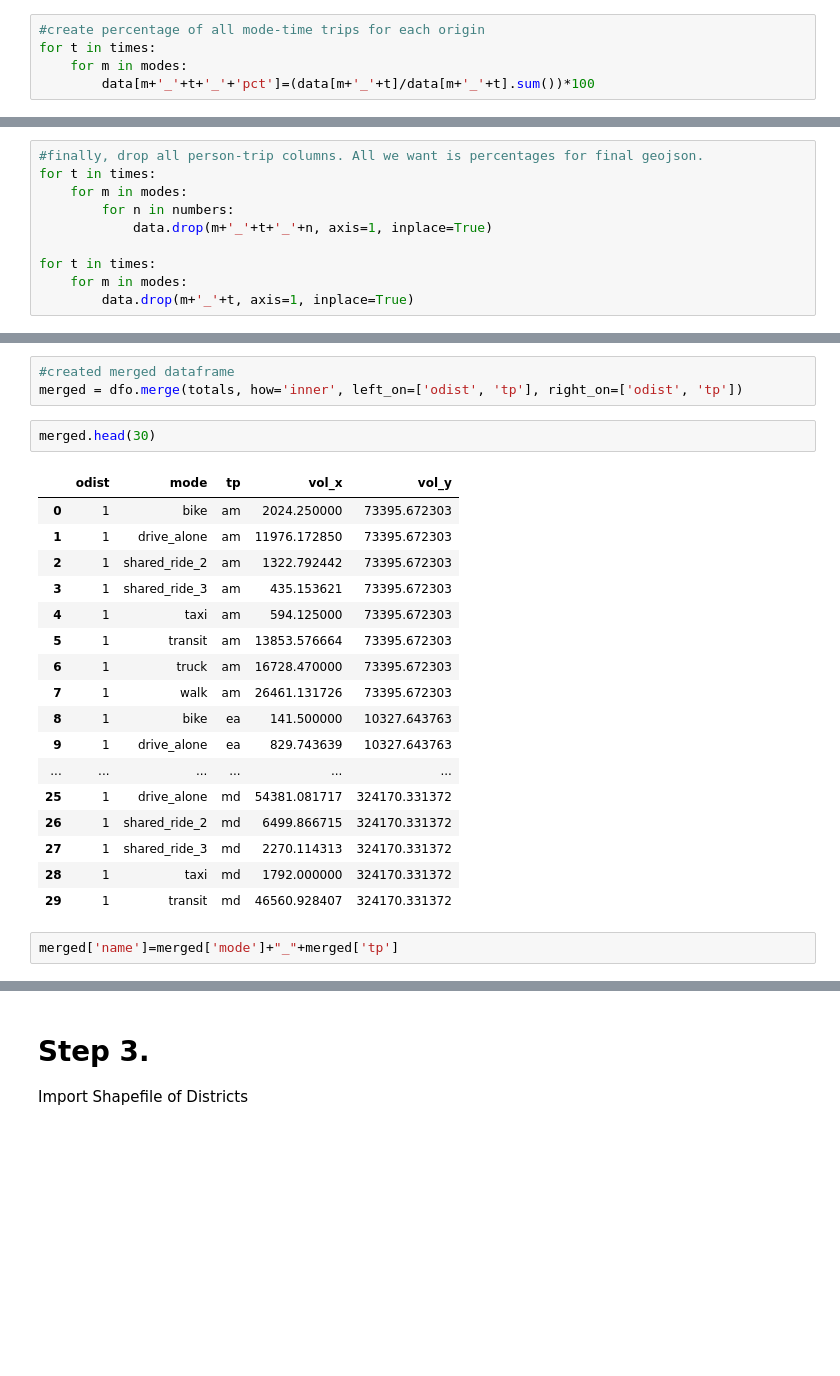
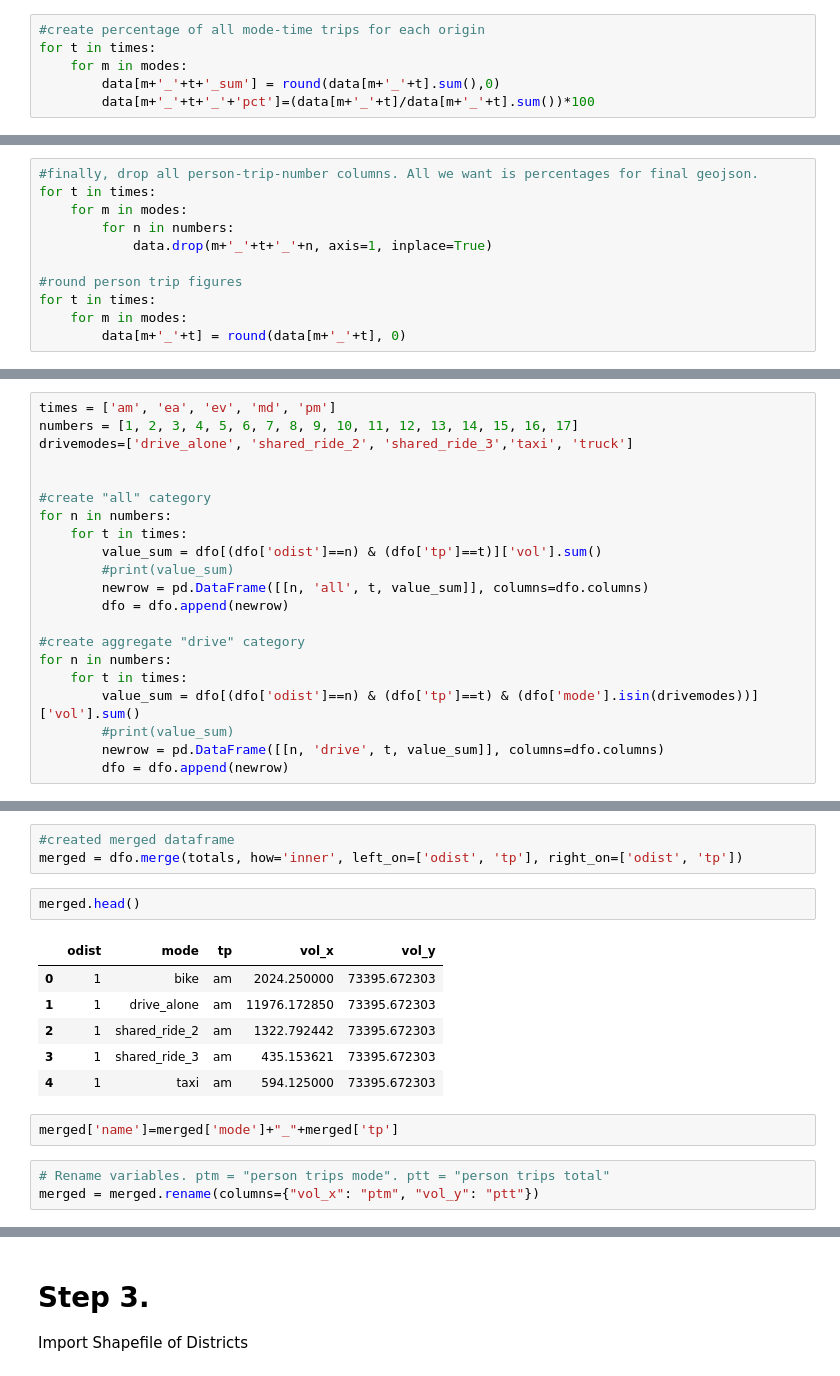
Before and after one commit to abaum1/taz_maps, a Jupyter notebook: TAZ_ODs.ipynb, the cells around one changed output, grey strips where cells are left out. Cells and saved outputs as stored; diff of their text form; blank space fills up the shorter version.

```diff
--- a/TAZ_ODs.ipynb
+++ b/TAZ_ODs.ipynb
@@ -110,6 +105,7 @@ for t in times:
 #create percentage of all mode-time trips for each origin
 for t in times:
     for m in modes:
+        data[m+'_'+t+'_sum'] = round(data[m+'_'+t].sum(),0)
         data[m+'_'+t+'_'+'pct']=(data[m+'_'+t]/data[m+'_'+t].sum())*100
 # %%
 #create columns for percentages of each mode-time trips for each destination district
@@ -148,13 +144,14 @@ data.shape
 # %%
-#finally, drop all person-trip columns. All we want is percentages for final geojson.
+#finally, drop all person-trip-number columns. All we want is percentages for final geojson.
 for t in times:
     for m in modes:
         for n in numbers:
             data.drop(m+'_'+t+'_'+n, axis=1, inplace=True)
 
+#round person trip figures
 for t in times:
     for m in modes:
-        data.drop(m+'_'+t, axis=1, inplace=True)
+        data[m+'_'+t] = round(data[m+'_'+t], 0)
 # %%
 data.shape
 # %% [output]
@@ -167,3 +173,24 @@ dfo = df.groupby(['odist', 'mode', 'tp'], as_index=False)['vol'].agg('sum')
+# %%
+times = ['am', 'ea', 'ev', 'md', 'pm']
+numbers = [1, 2, 3, 4, 5, 6, 7, 8, 9, 10, 11, 12, 13, 14, 15, 16, 17]
+drivemodes=['drive_alone', 'shared_ride_2', 'shared_ride_3','taxi', 'truck']
+
+
+#create "all" category
+for n in numbers:
+    for t in times:
+        value_sum = dfo[(dfo['odist']==n) & (dfo['tp']==t)]['vol'].sum()
+        #print(value_sum)
+        newrow = pd.DataFrame([[n, 'all', t, value_sum]], columns=dfo.columns)
+        dfo = dfo.append(newrow)
+
+#create aggregate "drive" category
+for n in numbers:
+    for t in times:
+        value_sum = dfo[(dfo['odist']==n) & (dfo['tp']==t) & (dfo['mode'].isin(drivemodes))]['vol'].sum()
+        #print(value_sum)
+        newrow = pd.DataFrame([[n, 'drive', t, value_sum]], columns=dfo.columns)
+        dfo = dfo.append(newrow)
 # %%
 totals = df.groupby(['odist', 'tp'], as_index=False)['vol'].agg('sum')
 # %%
@@ -179,25 +206,17 @@ totals.head()
 #created merged dataframe
 merged = dfo.merge(totals, how='inner', left_on=['odist', 'tp'], right_on=['odist', 'tp'])
 # %%
-merged.head(30)
+merged.head()
 # %% [output]
 |  | odist | mode | tp | vol_x | vol_y |
 | 0 | 1 | bike | am | 2024.250000 | 73395.672303 |
 | 1 | 1 | drive_alone | am | 11976.172850 | 73395.672303 |
 | 2 | 1 | shared_ride_2 | am | 1322.792442 | 73395.672303 |
 | 3 | 1 | shared_ride_3 | am | 435.153621 | 73395.672303 |
 | 4 | 1 | taxi | am | 594.125000 | 73395.672303 |
-| 5 | 1 | transit | am | 13853.576664 | 73395.672303 |
-| 6 | 1 | truck | am | 16728.470000 | 73395.672303 |
-| 7 | 1 | walk | am | 26461.131726 | 73395.672303 |
-| 8 | 1 | bike | ea | 141.500000 | 10327.643763 |
-| 9 | 1 | drive_alone | ea | 829.743639 | 10327.643763 |
-| ... | ... | ... | ... | ... | ... |
-| 25 | 1 | drive_alone | md | 54381.081717 | 324170.331372 |
-| 26 | 1 | shared_ride_2 | md | 6499.866715 | 324170.331372 |
-| 27 | 1 | shared_ride_3 | md | 2270.114313 | 324170.331372 |
-| 28 | 1 | taxi | md | 1792.000000 | 324170.331372 |
-| 29 | 1 | transit | md | 46560.928407 | 324170.331372 |
 # %%
 merged['name']=merged['mode']+"_"+merged['tp']
+# %%
+# Rename variables. ptm = "person trips mode". ptt = "person trips total"
+merged = merged.rename(columns={"vol_x": "ptm", "vol_y": "ptt"})
 # %%
```
Also changed, not shown: parts of 19 cells of this notebook, 3 other files.
